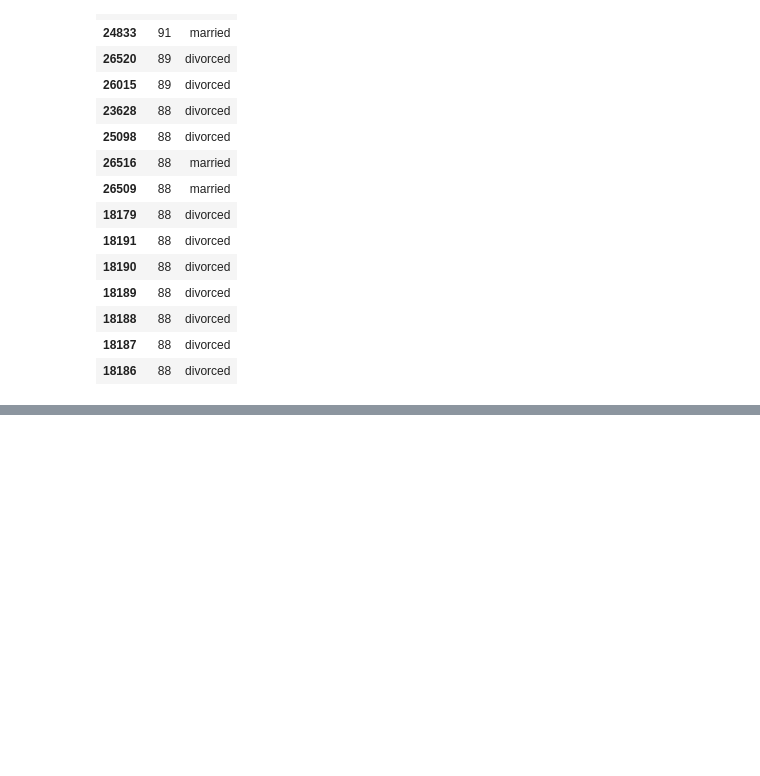
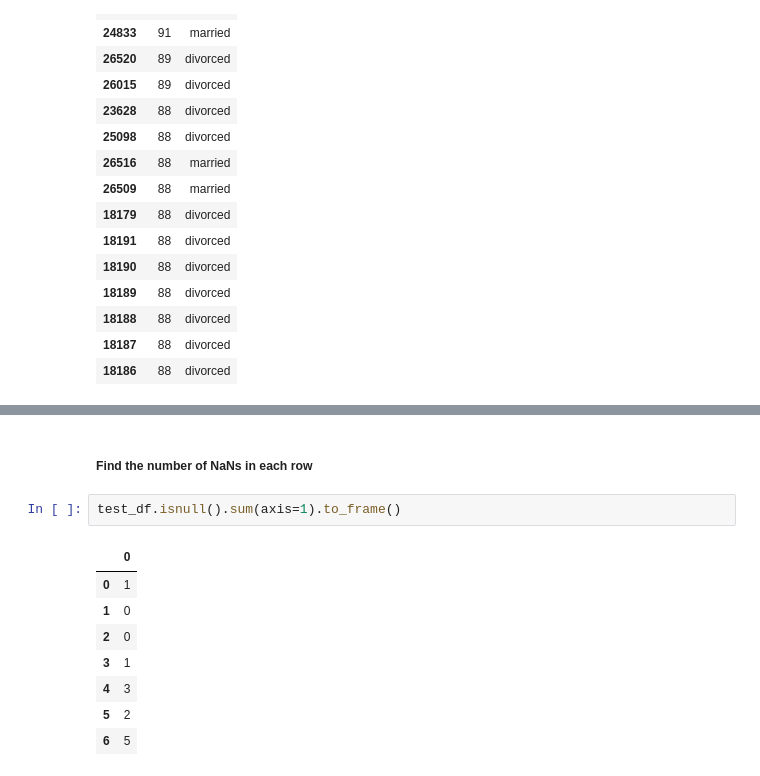
Before and after one commit to drusho/WGU, a Jupyter notebook: d206 - Data Cleaning/bank_marketing_training.ipynb, the cells around one changed output, grey strips where cells are left out. Drawn from its saved outputs; the diff is of its cells as text; blank space fills up the shorter version.

```diff
--- a/d206 - Data Cleaning/bank_marketing_training.ipynb
+++ b/d206 - Data Cleaning/bank_marketing_training.ipynb
@@ -279,0 +310,13 @@ bt_5_outliers_sorted[["age", "marital"]].head(15)
+# %% [markdown]
+##### Find the number of NaNs in each row
+# %%
+test_df.isnull().sum(axis=1).to_frame()
+# %% [output]
+|  | 0 |
+| 0 | 1 |
+| 1 | 0 |
+| 2 | 0 |
+| 3 | 1 |
+| 4 | 3 |
+| 5 | 2 |
+| 6 | 5 |
```
Also changed, not shown: parts of 10 cells of this notebook.
